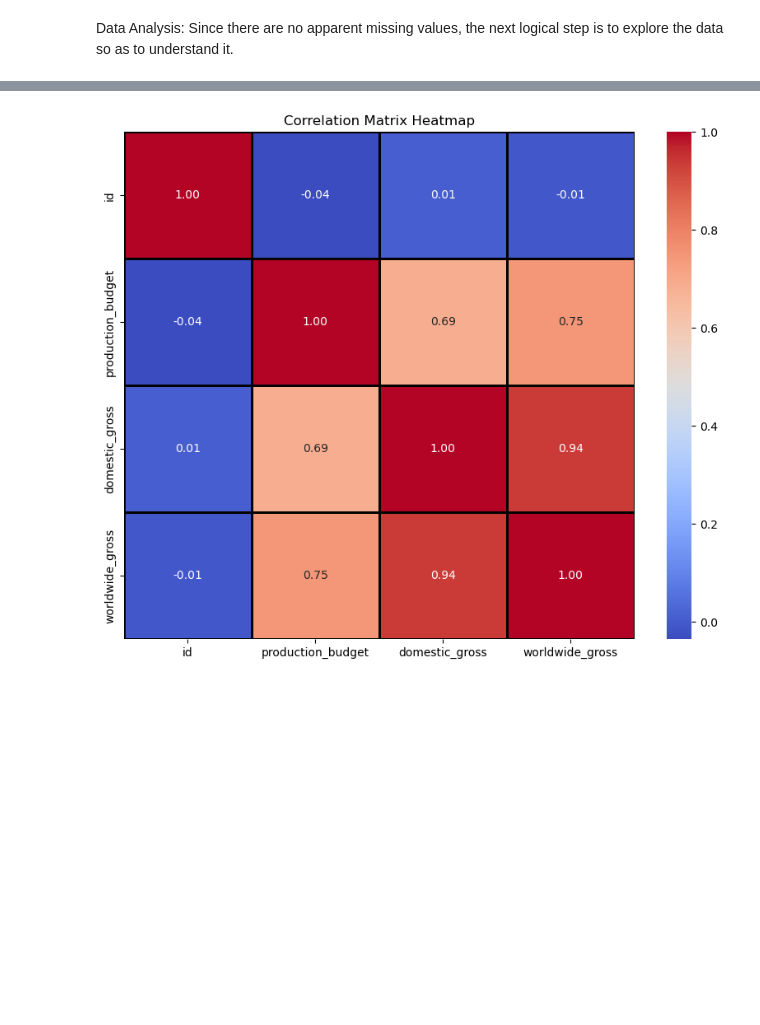
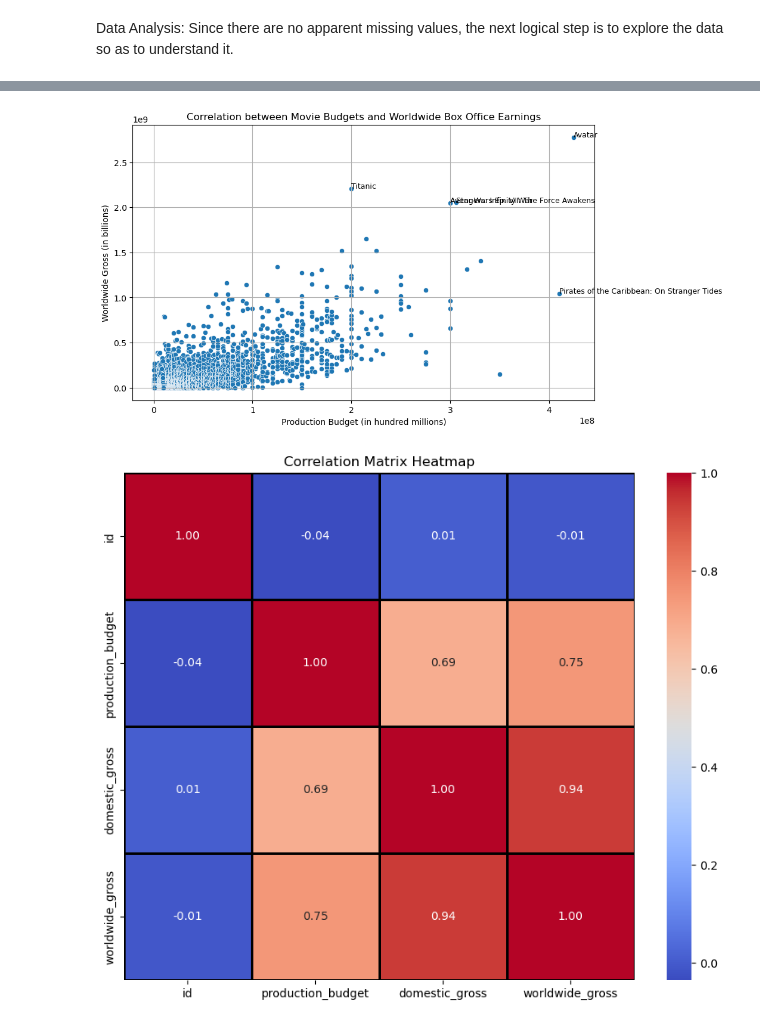
Before and after one commit to Muthama42/phase-1-project, a Jupyter notebook: student.ipynb, the cells around one changed output, grey strips where cells are left out. Saved outputs shown, nothing was run; the diff lists cells and outputs as text; code cells hidden in the pictures; blank space fills up the shorter version.

```diff
--- a/student.ipynb
+++ b/student.ipynb
@@ -665,3 +655,28 @@ Profit margins have a wide range, with some values being negative (indicating lo
+# %%
+
+# Convert 'production_budget' and 'worldwide_gross' columns to numeric type
+tn_movie_budgets_df['production_budget'] = pd.to_numeric(tn_movie_budgets_df['production_budget'].str.replace(',', '').str.replace('$', ''))
+tn_movie_budgets_df['worldwide_gross'] = pd.to_numeric(tn_movie_budgets_df['worldwide_gross'].str.replace(',', '').str.replace('$', ''))
+
+# Scatter plot
+plt.figure(figsize=(10, 6))
+sns.scatterplot(data=tn_movie_budgets_df, x='production_budget', y='worldwide_gross')
+
+# Annotate notable outliers
+outliers = tn_movie_budgets_df[(tn_movie_budgets_df['production_budget'] > 400000000) | (tn_movie_budgets_df['worldwide_gross'] > 2000000000)]
+for index, row in outliers.iterrows():
+    plt.text(row['production_budget'], row['worldwide_gross'], row['movie'], fontsize=9)
+
+# Labels and title
+plt.title('Correlation between Movie Budgets and Worldwide Box Office Earnings')
+plt.xlabel('Production Budget (in hundred millions)')
+plt.ylabel('Worldwide Gross (in billions)')
+plt.grid(True)
+
+# Show plot
+plt.show()
+# %% [output]
+[figure, added]
 # %%
 # Select only numeric columns for the correlation matrix
 numeric_df = tn_movie_budgets_df.select_dtypes(include=['float64', 'int64'])
```
Also changed, not shown: parts of 8 cells of this notebook.
